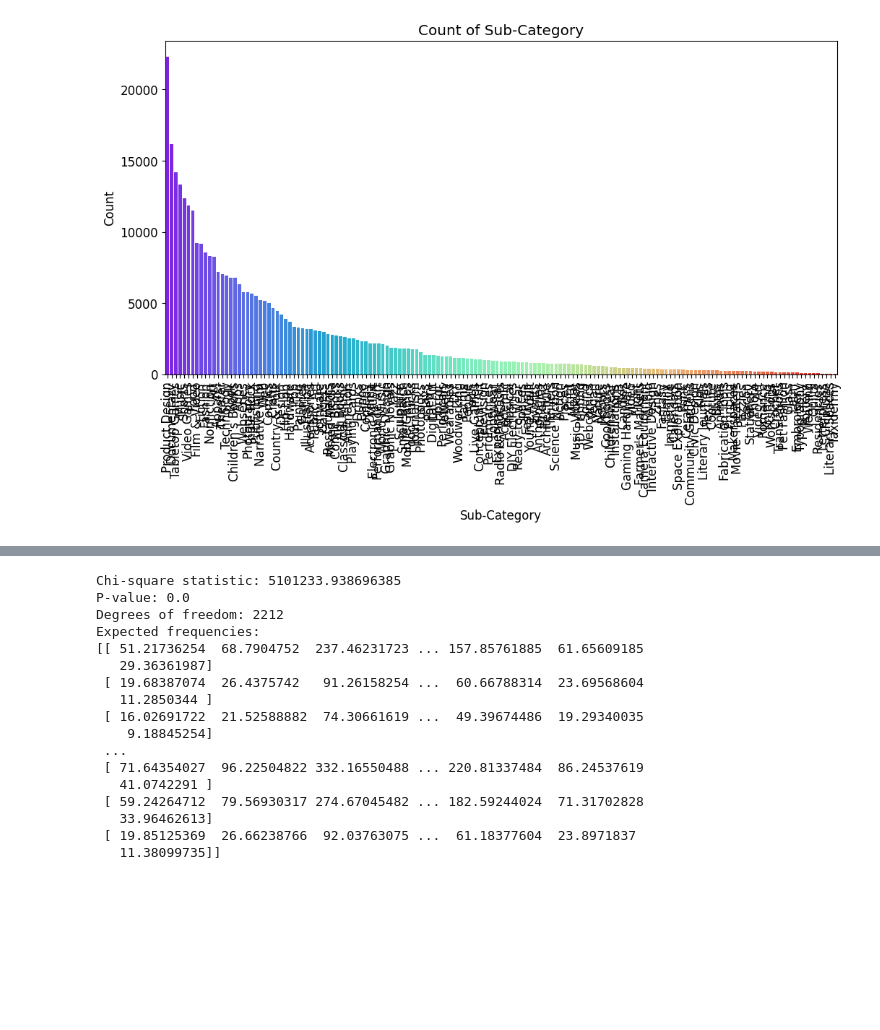
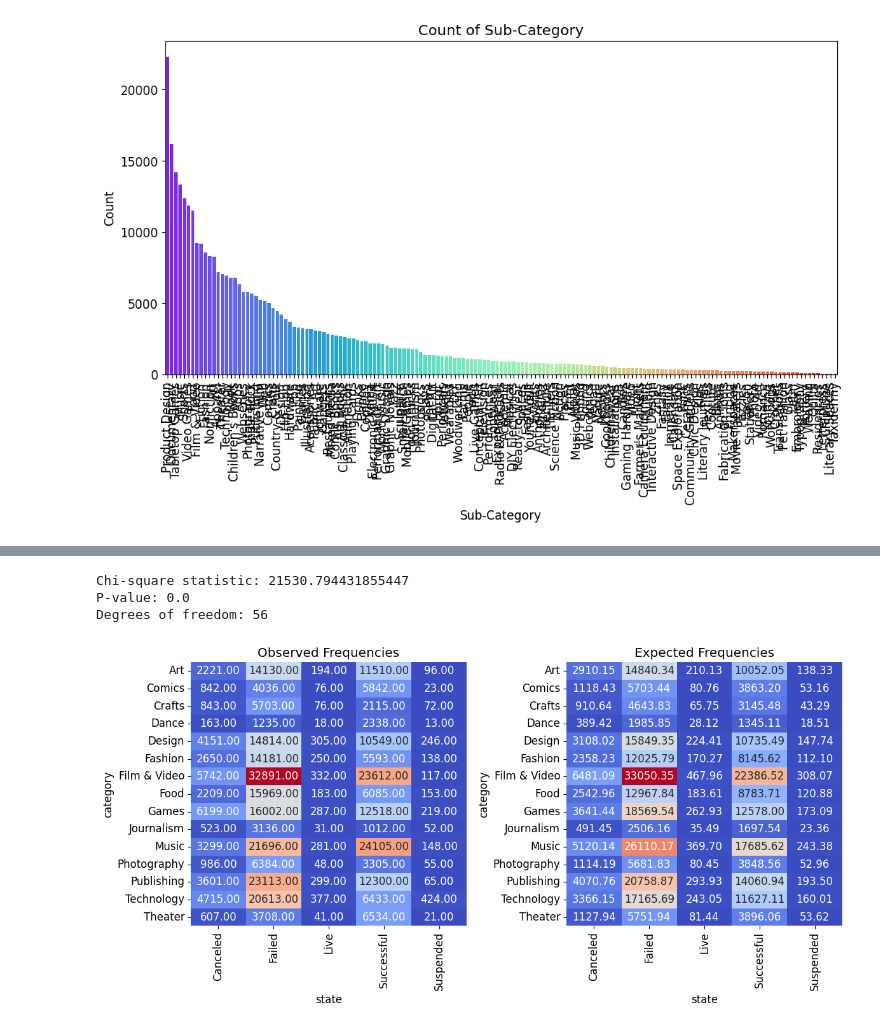
Before and after one commit to TorstenChandler/kickstarter_project, a Jupyter notebook: EDA_Monali.ipynb, the cells around one changed output, grey strips where cells are left out. Drawn from its saved outputs; the diff is of its cells as text; code cells hidden in the pictures; blank space fills up the shorter version.

```diff
--- a/EDA_Monali.ipynb
+++ b/EDA_Monali.ipynb
@@ -137,30 +158,37 @@ plot.countplot(df, x="subcategory", xtitle="Sub-Category")
 # %%
 from scipy.stats import chi2_contingency
 # Create a crosstab
-crosstab = pd.crosstab(df['category'], df['subcategory'])
+crosstab = pd.crosstab(df['category'], df['state'])
 
 # Perform chi-square test
 chi2, p, dof, ex = chi2_contingency(crosstab)
 print(f"Chi-square statistic: {chi2}")
 print(f"P-value: {p}")
 print(f"Degrees of freedom: {dof}")
-print("Expected frequencies:")
-print(ex)
+#print("Expected frequencies:", ex)
+
+# Convert expected frequencies to DataFrame for easier plotting
+expected_df = pd.DataFrame(ex, index=crosstab.index, columns=crosstab.columns)
+
+# Format annotations to avoid scientific notation
+def format_annotation(val):
+    return f"{val:.2f}"
+
+# Plot the observed frequencies
+plt.figure(figsize=(12, 6))
+plt.subplot(1, 2, 1)
+sns.heatmap(crosstab, annot=crosstab.applymap(format_annotation), fmt='', cmap='coolwarm', cbar=False)
+plt.title('Observed Frequencies')
+
+# Plot the expected frequencies
+plt.subplot(1, 2, 2)
+sns.heatmap(expected_df, annot=expected_df.applymap(format_annotation), fmt='', cmap='coolwarm', cbar=False)
+plt.title('Expected Frequencies')
+
+plt.tight_layout()
+plt.show()
 # %% [output]
-Chi-square statistic: 5101233.938696385
+Chi-square statistic: 21530.794431855447
 P-value: 0.0
-Degrees of freedom: 2212
-Expected frequencies:
-[[ 51.21736254  68.7904752  237.46231723 ... 157.85761885  61.65609185
-   29.36361987]
- [ 19.68387074  26.4375742   91.26158254 ...  60.66788314  23.69568604
-   11.2850344 ]
- [ 16.02691722  21.52588882  74.30661619 ...  49.39674486  19.29340035
-    9.18845254]
- ...
- [ 71.64354027  96.22504822 332.16550488 ... 220.81337484  86.24537619
-   41.0742291 ]
- [ 59.24264712  79.56930317 274.67045482 ... 182.59244024  71.31702828
-   33.96462613]
- [ 19.85125369  26.66238766  92.03763075 ...  61.18377604  23.8971837
-   11.38099735]]
+Degrees of freedom: 56
+[figure, added]
```
Also changed, not shown: parts of 10 cells of this notebook, 1 other file.
